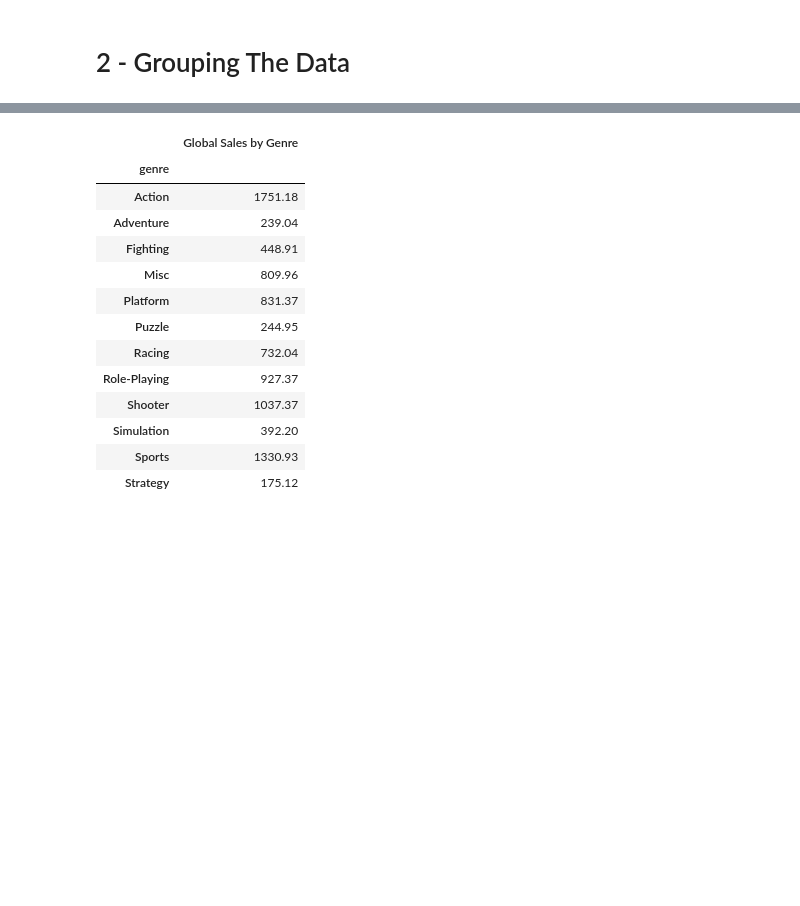
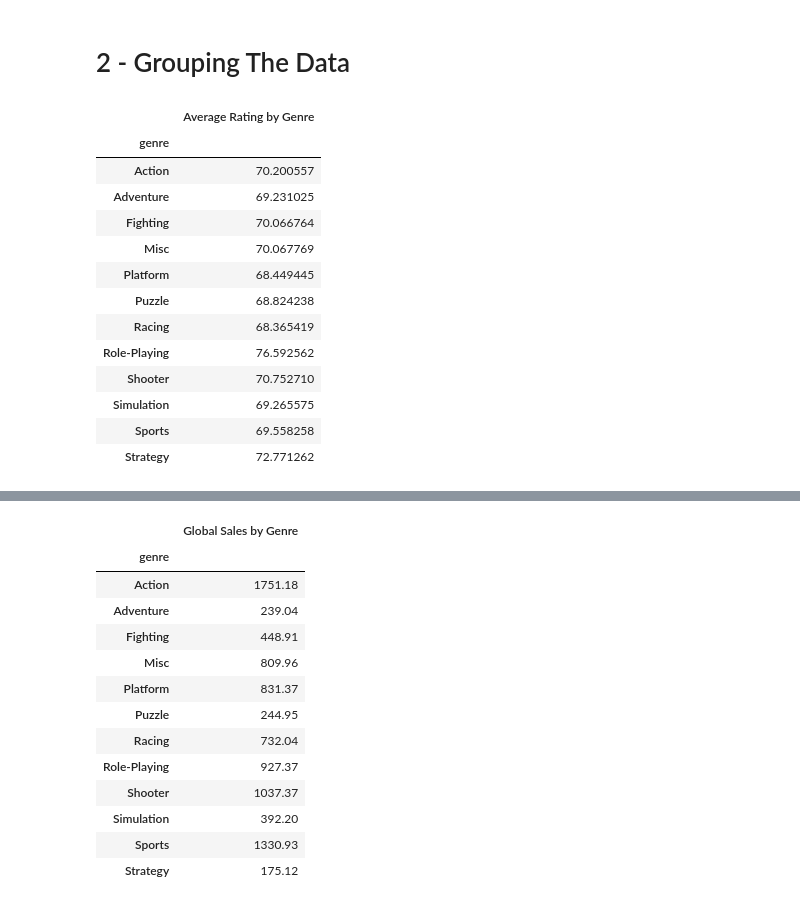
Before and after one commit to knohavec/Project-1-, a Jupyter notebook: Data Exploration Jupiter Notebooks/video_game_sales.ipynb, the cells around one changed output, grey strips where cells are left out. Cells and saved outputs as stored; diff of their text form; code cells hidden in the pictures; blank space fills up the shorter version.

Commit message:
Commit for Issue 16 - Grouping by Ratings by Genre

```diff
--- a/Data Exploration Jupiter Notebooks/video_game_sales.ipynb
+++ b/Data Exploration Jupiter Notebooks/video_game_sales.ipynb
@@ -91,4 +91,28 @@ memory usage: 1.4+ MB
 # Group data by ratings and calculate total sales for each rating
 # %%
 # Group data by release date and compute statistics (e.g., total sales, average ratings) for each time period
+# %%
+# (#16) Group data by genre and calculate average ratings for each genre
+def genre_mean(x):
+    return x.mean()
+
+
+genre_ratings_df = combined_ratings_sales_df.groupby(["genre"]).\
+            apply(lambda x: pd.Series({"Average Rating by Genre": genre_mean(x["rating"])}))
+genre_ratings_df
+# %% [output]
+|  | Average Rating by Genre |
+| genre |  |
+| Action | 70.200557 |
+| Adventure | 69.231025 |
+| Fighting | 70.066764 |
+| Misc | 70.067769 |
+| Platform | 68.449445 |
+| Puzzle | 68.824238 |
+| Racing | 68.365419 |
+| Role-Playing | 76.592562 |
+| Shooter | 70.752710 |
+| Simulation | 69.265575 |
+| Sports | 69.558258 |
+| Strategy | 72.771262 |
 # %%
```
Also changed, not shown: parts of 1 cell of this notebook.
